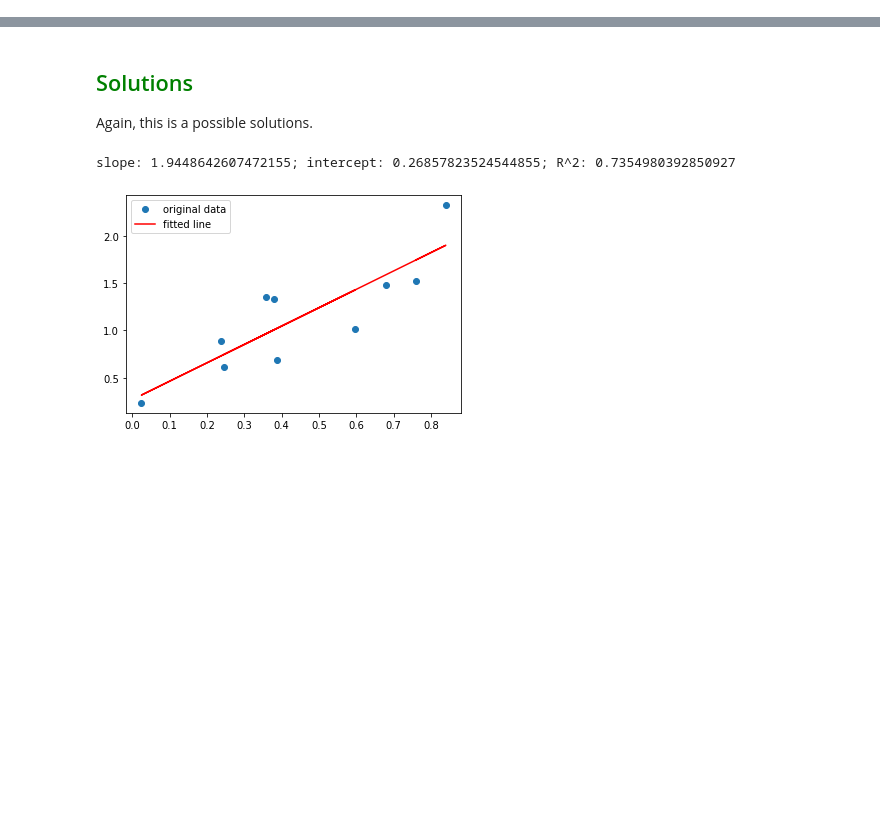
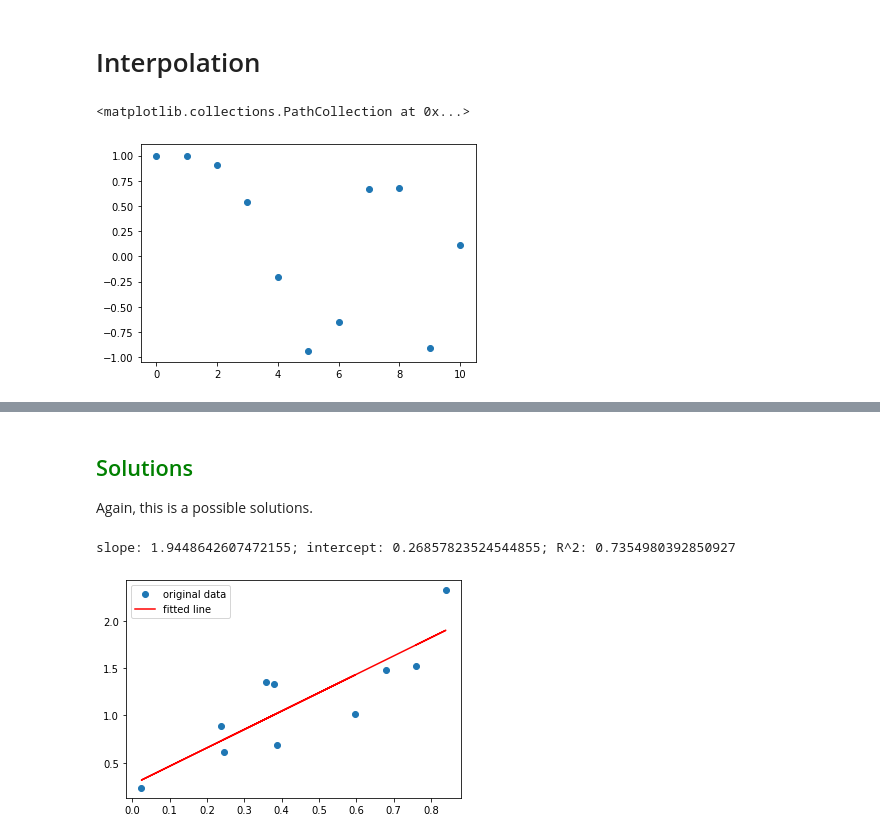
Before and after one commit to JannekeKrabbendam93/Python-Climate-Physics-2021, a Jupyter notebook: Workshop 2c - SciPy.ipynb, the cells around one changed output, grey strips where cells are left out. Saved outputs shown, nothing was run; the diff lists cells and outputs as text; code cells hidden in the pictures; blank space fills up the shorter version.

```diff
--- a/Workshop 2c - SciPy.ipynb
+++ b/Workshop 2c - SciPy.ipynb
@@ -33,9 +45,14 @@ from scipy.interpolate import interp1d
 %matplotlib inline
 # %%
 interp1d?
+# %% [markdown]
+# Interpolation
 # %%
+# data
 x = np.linspace(0, 10, num=11, endpoint=True)
 y = np.cos(-x**2/9.0)
-f = interp1d(x, y)
-f2 = interp1d(x, y, kind='cubic')
-xnew = np.linspace(0, 10, num=41, endpoint=True)
+
+plt.scatter(x,y)
+# %% [output]
+<matplotlib.collections.PathCollection at 0x...>
+[figure, added]
```
Also changed, not shown: parts of 12 cells of this notebook.
